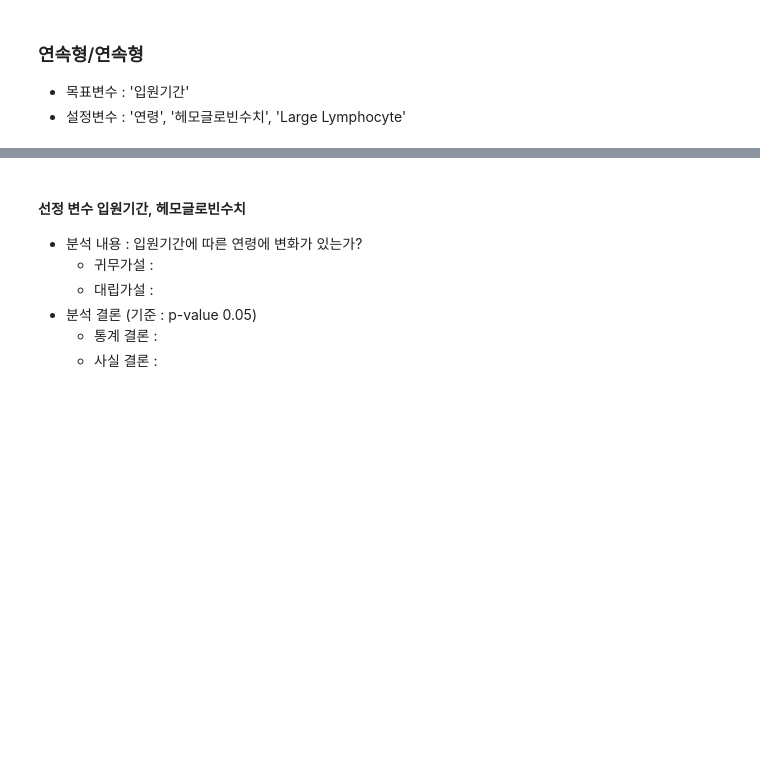
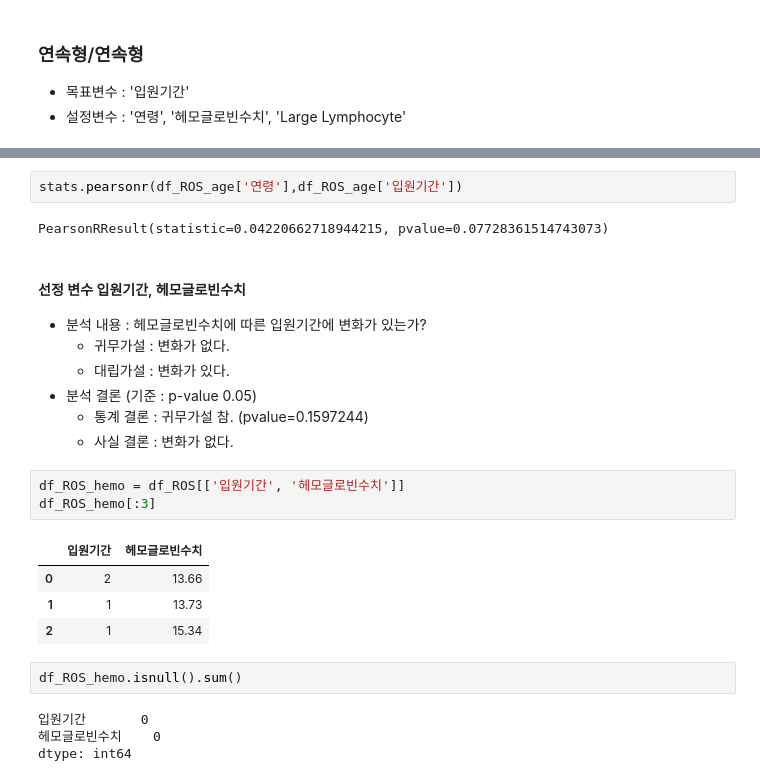
Before and after one commit to estskyway/toy_data_analysis, a Jupyter notebook: code/CDA/RecurrenceOfSurgery_Toto_CDA_Condition.ipynb, the cells around one changed output, grey strips where cells are left out. Drawn from its saved outputs; the diff is of its cells as text; blank space fills up the shorter version.

```diff
--- a/code/CDA/RecurrenceOfSurgery_Toto_CDA_Condition.ipynb
+++ b/code/CDA/RecurrenceOfSurgery_Toto_CDA_Condition.ipynb
@@ -87,8 +252,26 @@ df_ROS.info()
+# %%
+stats.pearsonr(df_ROS_age['연령'],df_ROS_age['입원기간'])
+# %% [output]
+PearsonRResult(statistic=0.04220662718944215, pvalue=0.07728361514743073)
 # %% [markdown]
 #### 선정 변수 입원기간, 헤모글로빈수치
-- 분석 내용 : 입원기간에 따른 연령에 변화가 있는가?
-    - 귀무가설 :
-    - 대립가설 :
+- 분석 내용 : 헤모글로빈수치에 따른 입원기간에 변화가 있는가?
+    - 귀무가설 : 변화가 없다.
+    - 대립가설 : 변화가 있다.
 - 분석 결론 (기준 : p-value 0.05)
-    - 통계 결론 :
-    - 사실 결론 :
+    - 통계 결론 : 귀무가설 참. (pvalue=0.1597244)
+    - 사실 결론 : 변화가 없다.
+# %%
+df_ROS_hemo = df_ROS[['입원기간', '헤모글로빈수치']]
+df_ROS_hemo[:3]
+# %% [output]
+|  | 입원기간 | 헤모글로빈수치 |
+| 0 | 2 | 13.66 |
+| 1 | 1 | 13.73 |
+| 2 | 1 | 15.34 |
+# %%
+df_ROS_hemo.isnull().sum()
+# %% [output]
+입원기간       0
+헤모글로빈수치    0
+dtype: int64
```
Also changed, not shown: parts of 60 cells of this notebook.
